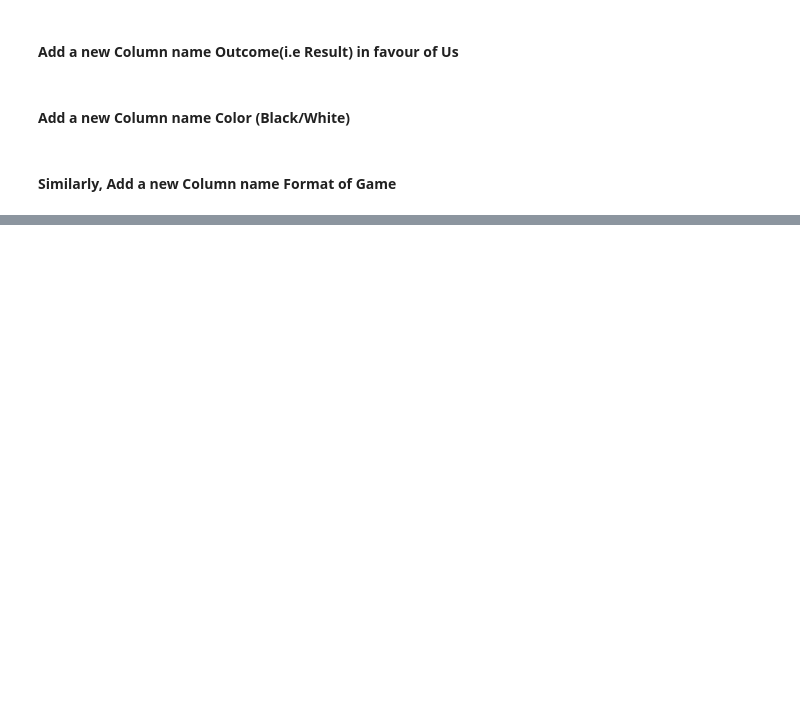
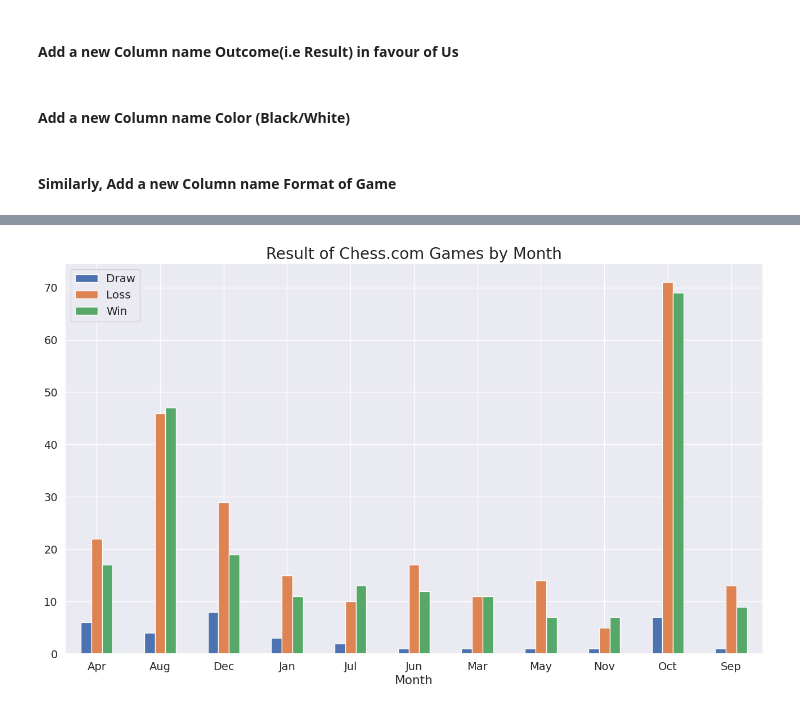
Before and after one commit to 0xmatriksh/ChessGameAnalysis, a Jupyter notebook: bm_bhattarai.ipynb, the cells around one changed output, grey strips where cells are left out. Cells and saved outputs as stored; diff of their text form; code cells hidden in the pictures; blank space fills up the shorter version.

Commit message:
monthwise

```diff
--- a/bm_bhattarai.ipynb
+++ b/bm_bhattarai.ipynb
@@ -207 +196,10 @@ pd.crosstab(df['Format'],df['Outcome']).plot(kind='bar',title='Result of Chess.c
+# %%
+df['Date_'] = (df.Date.str.split('.')).str.join('-')
+# %%
+df['Date_'] = pd.to_datetime(df['Date_'])
+# %%
+df['Year'] = df['Date_'].dt.year
+df['Month'] = df['Date_'].dt.strftime('%b')
+df['Day'] = df['Date_'].dt.day
+df['Mon'] = df['Date_'].dt.month
 # %%
@@ -210,0 +219,6 @@ df.iloc[1].moves
+# %%
+sns.set_theme(font_scale=1.3)
+fig = pd.crosstab(df['Month'],df['Outcome']).plot(kind='bar',title='Result of Chess.com Games by Month',rot=0,figsize=(16,9),fontsize=14).legend(loc='upper left')
+fig.axes.title.set_size(20)
+# %% [output]
+[figure, added]
```
Also changed, not shown: parts of 18 cells of this notebook.
